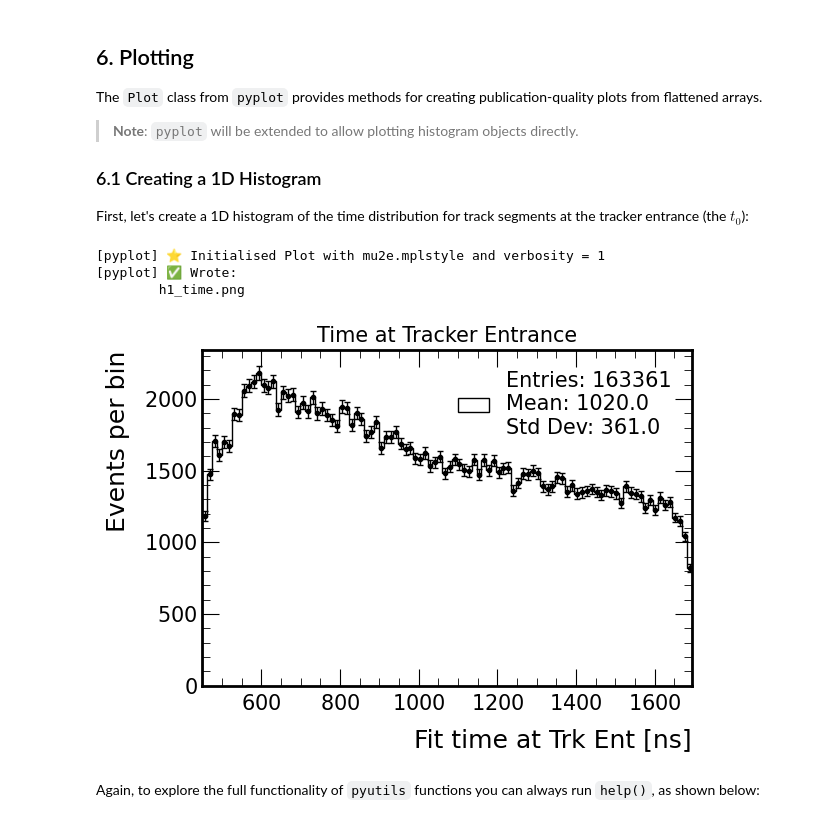
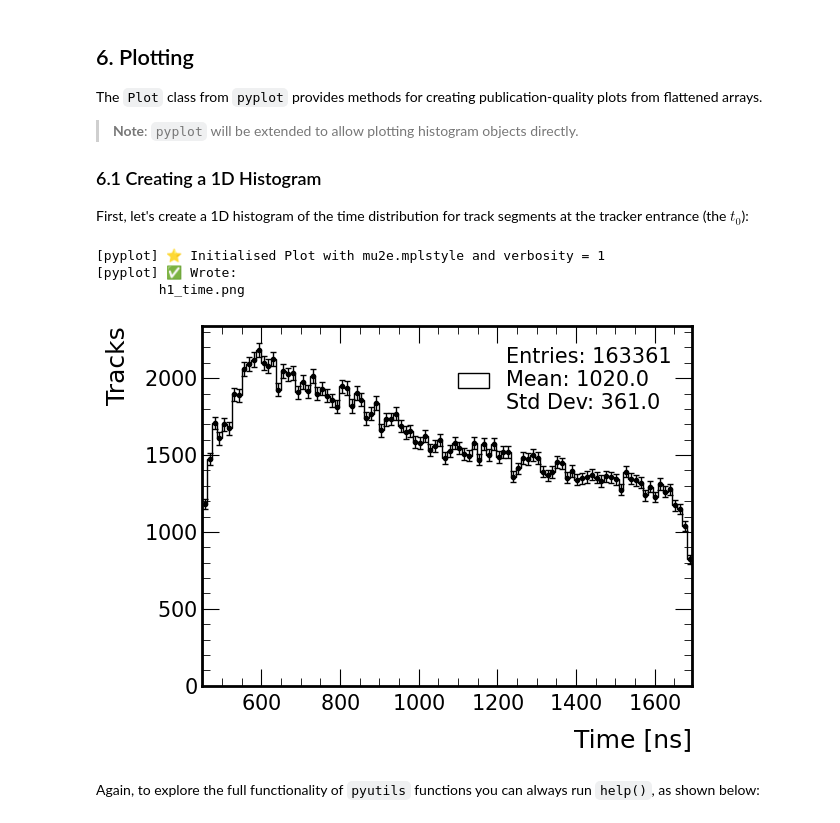
Before and after one commit to sam-grant/pyutils, a Jupyter notebook: examples/pyutils_basics.ipynb, the cells around one changed output. Saved outputs shown, nothing was run; the diff lists cells and outputs as text; code cells hidden in the pictures.

```diff
--- a/examples/pyutils_basics.ipynb
+++ b/examples/pyutils_basics.ipynb
@@ -190,32 +192,32 @@ First, let's create a 1D histogram of the time distribution for track segments a
 # %%
 # Import the Plot class
 from pyutils.pyplot import Plot
 
 # Initialise the plotter
 plotter = Plot()
 
 # Flatten the array
 # ak.flatten with axis=None removes all nesting, so that the result is always a 1D array
 time_flat = ak.flatten(trkent["trksegs"]["time"], axis=None)
 
 # Create a 1D histogram of track times
 plotter.plot_1D(
     time_flat,               # Data to plot
     nbins=100,               # Number of bins
     xmin=450,                # Minimum x-axis value
     xmax=1695,               # Maximum x-axis value
-    title="Time at Tracker Entrance",
-    xlabel="Fit time at Trk Ent [ns]",
-    ylabel="Events per bin",
+    # title="Time at Tracker Entrance",
+    xlabel="Time [ns]",
+    ylabel="Tracks",
     out_path='h1_time.png',  # Output file path
     stat_box=True,           # Show statistics box
     error_bars=True          # Show error bars
 )
 # %% [output]
 [pyplot] ⭐️ Initialised Plot with mu2e.mplstyle and verbosity = 1
 [pyplot] ✅ Wrote:
         h1_time.png
-[figure, old version]
+[figure, new version]
 # %% [markdown]
 Again, to explore the full functionality of `pyutils` functions you can always run `help()`, as shown below:
 # %%
```
Also changed, not shown: parts of 10 cells of this notebook.
